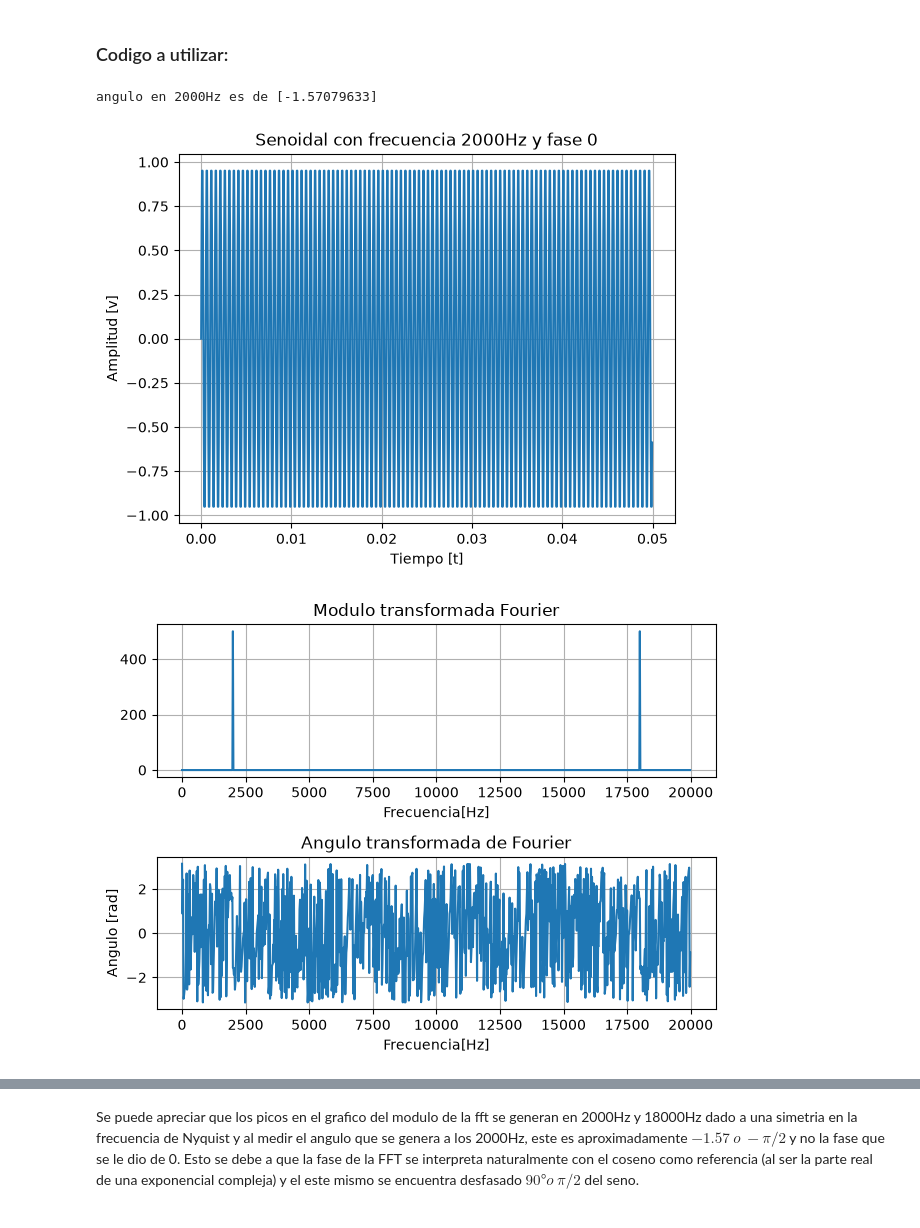
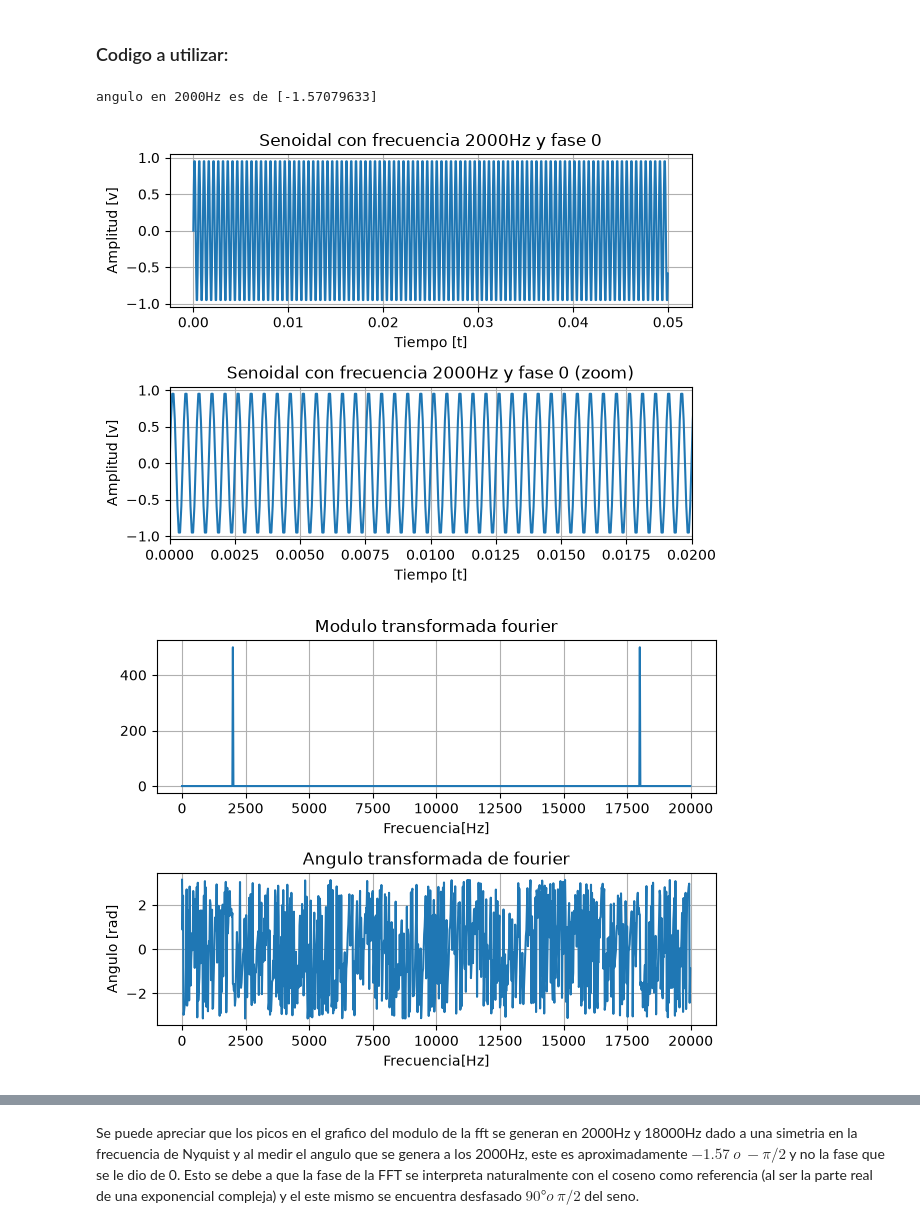
Before and after one commit to Nicolas-Bravo-B/APS, a Jupyter notebook: TS1_Nicolas_Bravo_Behnke.ipynb, the cells around one changed output, grey strips where cells are left out. Saved outputs shown, nothing was run; the diff lists cells and outputs as text; code cells hidden in the pictures.

```diff
--- a/TS1_Nicolas_Bravo_Behnke.ipynb
+++ b/TS1_Nicolas_Bravo_Behnke.ipynb
@@ -58,36 +58,54 @@ def calculo_limites_unif (var):
 # %%
 #%% Seno phase 0
 
 plt.close("all")
 
 tt, xx = mi_funcion_sen(vmax, dc, ff, ph, nn, fs)
 
 frec = np.arange(start=0,step=fs,stop=fs*N)/N
 xxf = np.abs(np.fft.fft(xx))
 angx = np.angle(np.fft.fft(xx))
 
-
+plt.subplot(2,1,1)
 plt.plot(tt, xx)
 plt.title(f"Senoidal con frecuencia {ff}Hz y fase 0")
 plt.xlabel("Tiempo [t]")
 plt.ylabel("Amplitud [v]")
 plt.grid()
+plt.subplot(2,1,2)
+plt.plot(tt, xx)
+plt.title(f"Senoidal con frecuencia {ff}Hz y fase 0 (zoom)")
+plt.xlabel("Tiempo [t]")
+plt.ylabel("Amplitud [v]")
+plt.xlim(0,0.02)
+plt.grid()
+plt.tight_layout()
 plt.figure()
 plt.subplot(2,1,1)
 plt.plot(frec, xxf)
-plt.title("Modulo transformada Fourier")
+plt.title("Modulo transformada fourier")
 plt.xlabel("Frecuencia[Hz]")
 plt.grid()
 plt.subplot(2,1,2)
 plt.plot(frec, angx)
-plt.title("Angulo transformada de Fourier")
+plt.grid()
+plt.title("Angulo transformada de fourier")
+plt.xlabel("Frecuencia[Hz]")
+plt.ylabel("Angulo [rad]")
+plt.tight_layout()
+plt.figure()
+plt.plot(frec, angx)
+plt.xlim(1999,2001)
+plt.axvline(x = 2000, color='gray', alpha = 0.5)
+plt.axhline(y = -np.pi/2, color='gray', alpha = 0.5)
+plt.title("Angulo transformada de fourier con zoom")
 plt.xlabel("Frecuencia[Hz]")
 plt.ylabel("Angulo [rad]")
 plt.grid()
-plt.tight_layout()
+
 
 print(f"angulo en {ff}Hz es de {angx[frec == ff]}")
 # %% [output]
 angulo en 2000Hz es de [-1.57079633]
-[figure, old version]
+[figure, new version]
 [figure]
```
Also changed, not shown: parts of 7 cells of this notebook.
